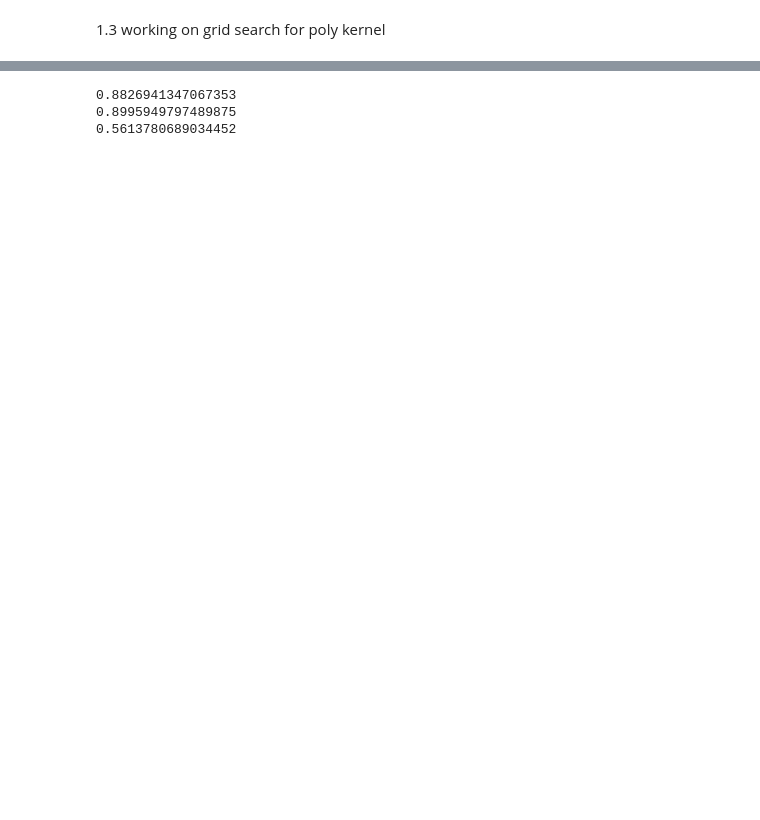
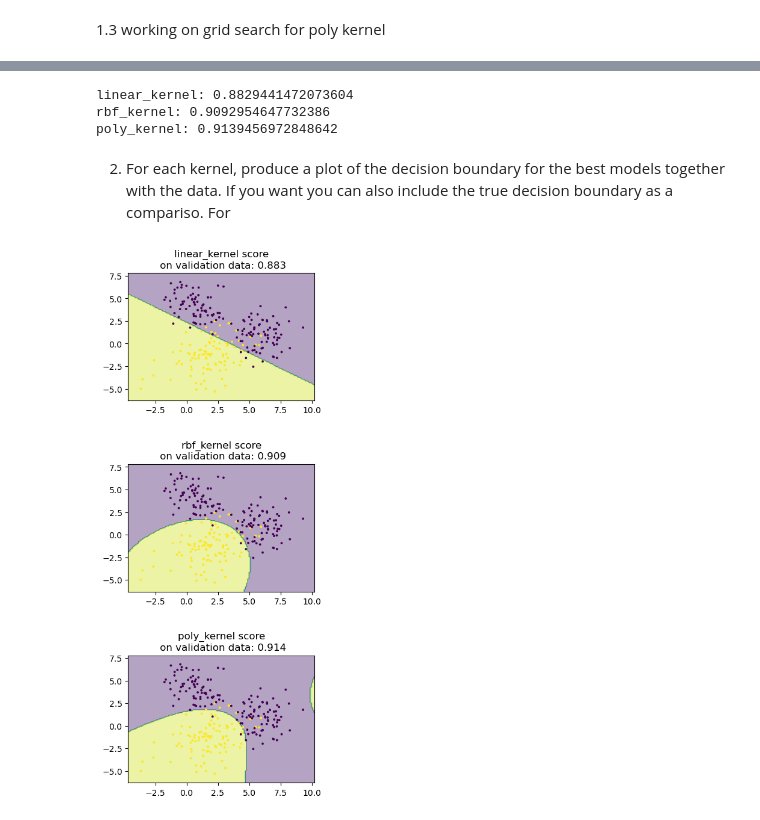
Before and after one commit to djolodjolo23/machine_learning_a3, a Jupyter notebook: Exercise1.ipynb, the cells around one changed output, grey strips where cells are left out. Cells and saved outputs as stored; diff of their text form; code cells hidden in the pictures; blank space fills up the shorter version.

Commit message:
Exercise 1 seems to be completed, need to double-check the data if correct.

```diff
--- a/Exercise1.ipynb
+++ b/Exercise1.ipynb
@@ -153,26 +158,57 @@ Initiating kernels (Linear, rbf, poly) with the hyperparameters found in the gri
 # %%
-linear_kernel = Pipeline([
-    ('scaler', StandardScaler()),
-    ('linear_svc', LinearSVC(C=1, loss='hinge')),
-])
-rbf_kernel = Pipeline([
-    ("scaler", StandardScaler()),
-    ("svm_clf", SVC(kernel="rbf", gamma=0.01, C=40))
-])
-poly_kernel = Pipeline([
-    ("scaler", StandardScaler()),
-    ("svm_clf", SVC(kernel="poly", gamma=0.1, degree=5, C=30))
-])
+kernel_dict = {
+    'linear_kernel': Pipeline([
+        ('scaler', StandardScaler()),
+        ('linear_svc', LinearSVC(C=2, loss='hinge')),
+    ]),
+    'rbf_kernel': Pipeline([
+        ("scaler", StandardScaler()),
+        ("svm_clf", SVC(kernel="rbf", gamma=0.1, C=3))
+    ]),
+    'poly_kernel': Pipeline([
+        ("scaler", StandardScaler()),
+        ("svm_clf", SVC(kernel="poly", degree=3, coef0=1, C=2))
+    ])
+}
 
-val_data=  pd.read_csv('data/dist_val.csv', delimiter=';').to_numpy()
+val_data = pd.read_csv('data/dist_val.csv', delimiter=';').to_numpy()
 X_val = val_data[:, :2]
 y_val = val_data[:,2]
 
-kernels = [linear_kernel, rbf_kernel, poly_kernel]
-for kernel in kernels:
-    kernel.fit(X,y)
-    print(kernel.score(X_val,y_val))
+for kernel_name, kernel in kernel_dict.items():
+    kernel.fit(X, y)
+    score = kernel.score(X_val, y_val)
+    print(f"{kernel_name}: {score}")
 # %% [output]
-0.8826941347067353
-0.8995949797489875
-0.5613780689034452
+linear_kernel: 0.8829441472073604
+rbf_kernel: 0.9092954647732386
+poly_kernel: 0.9139456972848642
+# %% [markdown]
+2. For each kernel, produce a plot of the decision boundary for the best models together with the data.
+If you want you can also include the true decision boundary as a compariso. For
+# %%
+x_min, x_max = X[:, 0].min() - 1, X[:, 0].max() + 1
+y_min, y_max = X[:, 1].min() - 1, X[:, 1].max() + 1
+xx, yy = np.meshgrid(np.arange(x_min, x_max, 0.1),
+                         np.arange(y_min, y_max, 0.1))
+
+fig, axes = plt.subplots(3, 1, figsize=(4, 11))
+fig.subplots_adjust(hspace=0.5)
+ax = [axes[0], axes[1], axes[2]]
+kernel_list = list(kernel_dict.values())
+for i in range(len(ax)):
+    kernel = kernel_list[i]
+    kernel.fit(X, y)
+    score = kernel.score(X_val, y_val)
+    Z = kernel.predict(np.c_[xx.ravel(), yy.ravel()])
+    Z = Z.reshape(xx.shape)
+    if i == 0:
+        svc_estimator = kernel.steps[1][1]
+    else:
+        svc_estimator = kernel.named_steps['svm_clf']
+    #support_indices = svc_estimator.support_
+    ax[i].contourf(xx, yy, Z, alpha=0.4)
+    ax[i].scatter(X[:, 0], X[:, 1], c=y, s=3)
+    ax[i].set_title(f"{list(kernel_dict.keys())[i]} score\n on validation data: {round(score, 3)}")
+# %% [output]
+[figure, added]
```
Also changed, not shown: parts of 6 cells of this notebook.
